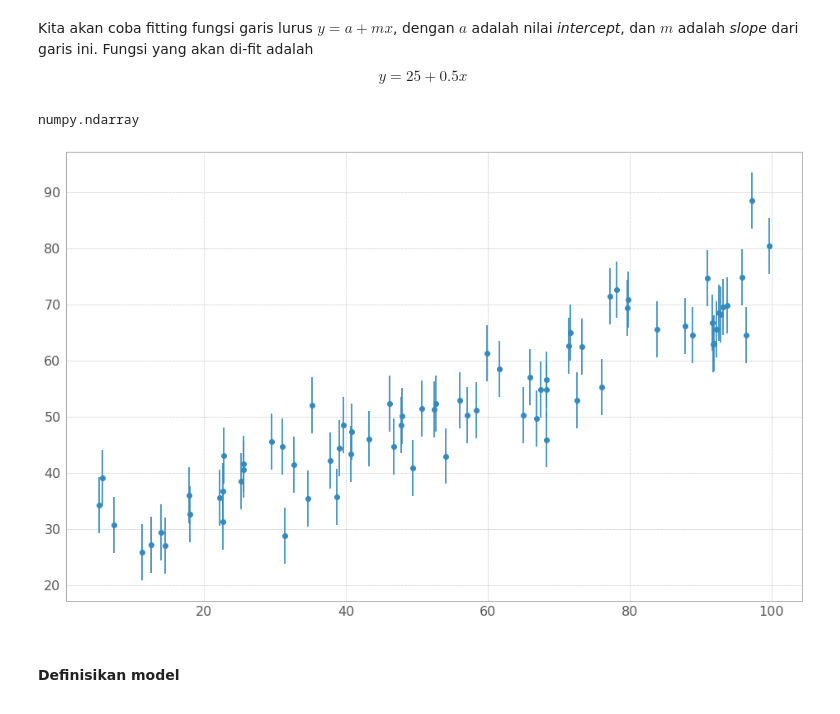
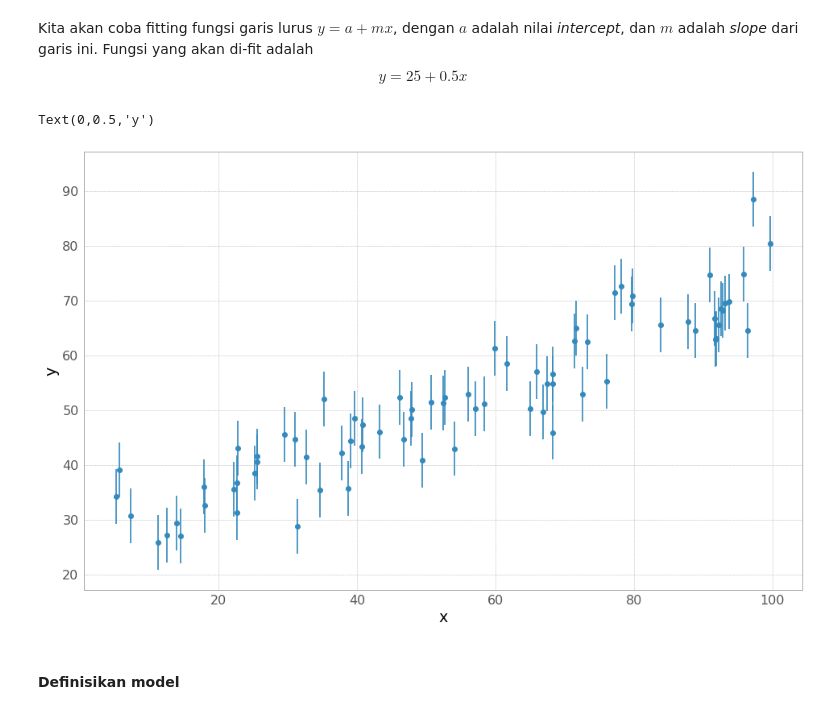
Before and after one commit to agustrionopj/Learning-Bayesian, a Jupyter notebook: Belajar-Bayesian.ipynb, the cells around one changed output. Saved outputs shown, nothing was run; the diff lists cells and outputs as text; code cells hidden in the pictures.

```diff
--- a/Belajar-Bayesian.ipynb
+++ b/Belajar-Bayesian.ipynb
@@ -15,7 +15,7 @@ colors = ['#348ABD', '#A60628', '#7A68A6', '#467821', '#D55E00',
 # from astropy.visualization import astropy_mpl_style # plot yang lebih bagus
 # plt.style.use(astropy_mpl_style)
 
-# plt.rcParams['figure.figsize'] = (16,10) # ukuran gambar diperbesar
+plt.rcParams['figure.figsize'] = (16,10) # ukuran gambar diperbesar
 plt.rcParams['font.size'] = 16
 # %% [markdown]
 Nyatakan nilai benar dari parameter yang ada. Persamaan yang ingin dinyatakan adalah persamaan linier yang memenuhi $y = \alpha + \beta_0 X_1 + \beta_1 X_2 + \sigma $
@@ -233,11 +231,11 @@ data = dict(x=x, y=y) # buat dictionary yg berisi x,y
 # %%
 # plot the data
 plt.errorbar(x, y, dy, fmt='o')
-
-type(x)
+plt.xlabel('x')
+plt.ylabel('y')
 # %% [output]
-numpy.ndarray
+Text(0,0.5,'y')
-[figure, old version]
+[figure, new version]
 # %% [markdown]
 #### Definisikan model
 # %%
```
Also changed, not shown: parts of 5 cells of this notebook.
